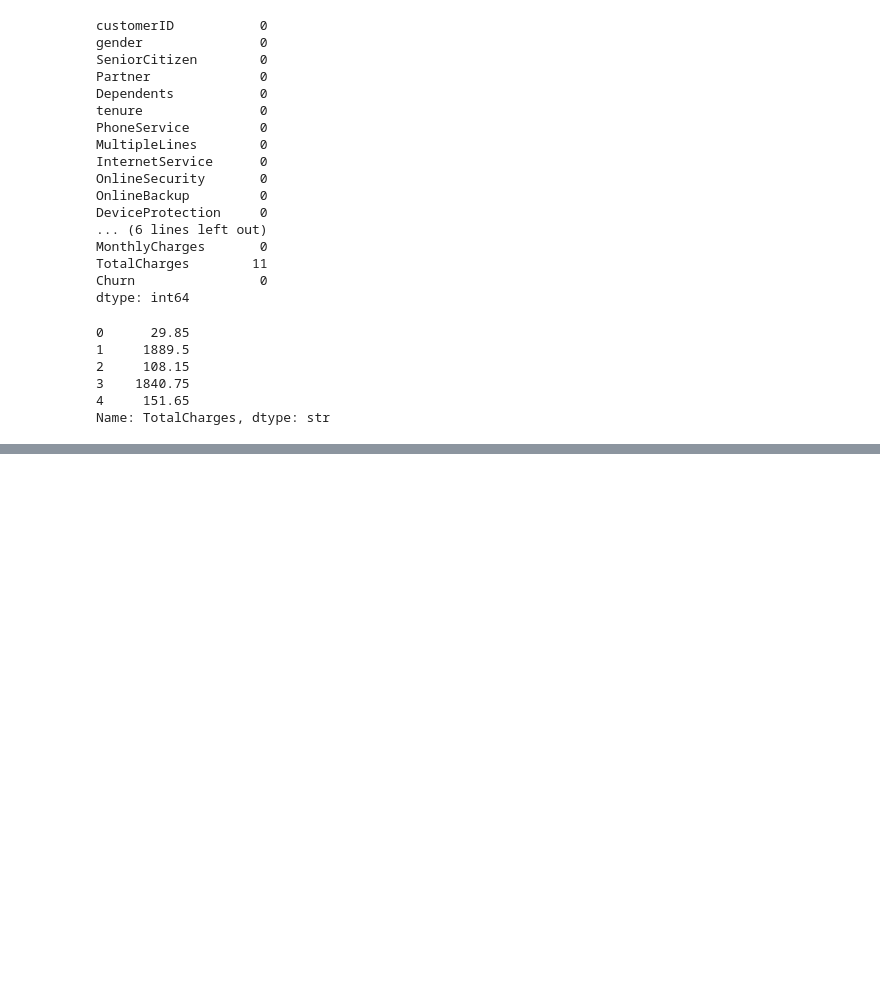
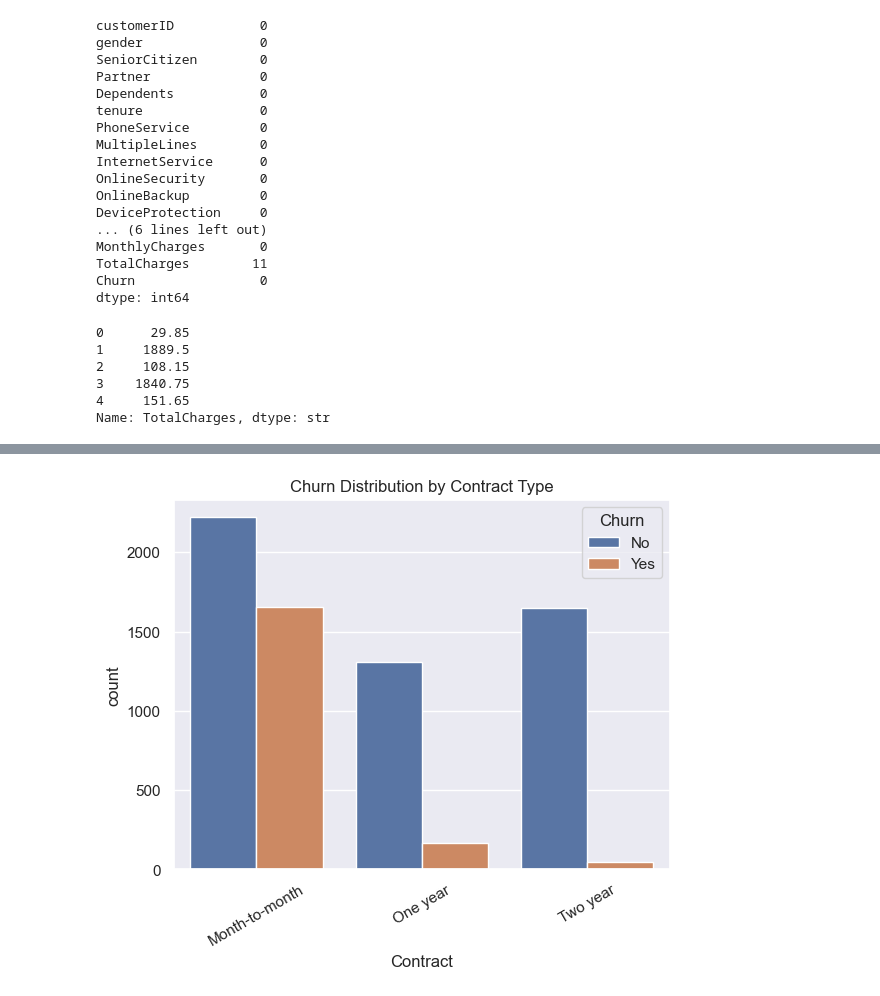
Before and after one commit to OmarJarbou/Customer-Churn, a Jupyter notebook: notebook/01_data_understanding.ipynb, the cells around one changed output, grey strips where cells are left out. Cells and saved outputs as stored; diff of their text form; code cells hidden in the pictures; blank space fills up the shorter version.

```diff
--- a/notebook/01_data_understanding.ipynb
+++ b/notebook/01_data_understanding.ipynb
@@ -133,0 +189,8 @@ Name: TotalCharges, dtype: str
+# %%
+# Compare churn with important variables
+sns.countplot(data=df, x="Contract", hue="Churn")
+plt.title("Churn Distribution by Contract Type")
+plt.xticks(rotation=30)
+plt.show()
+# %% [output]
+[figure, added]
```
Also changed, not shown: parts of 9 cells of this notebook, 9 other files.
